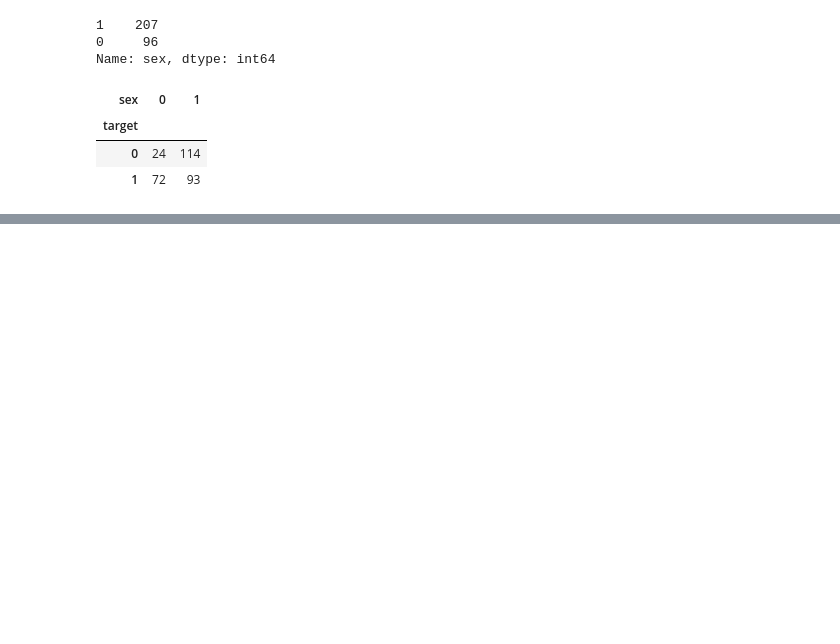
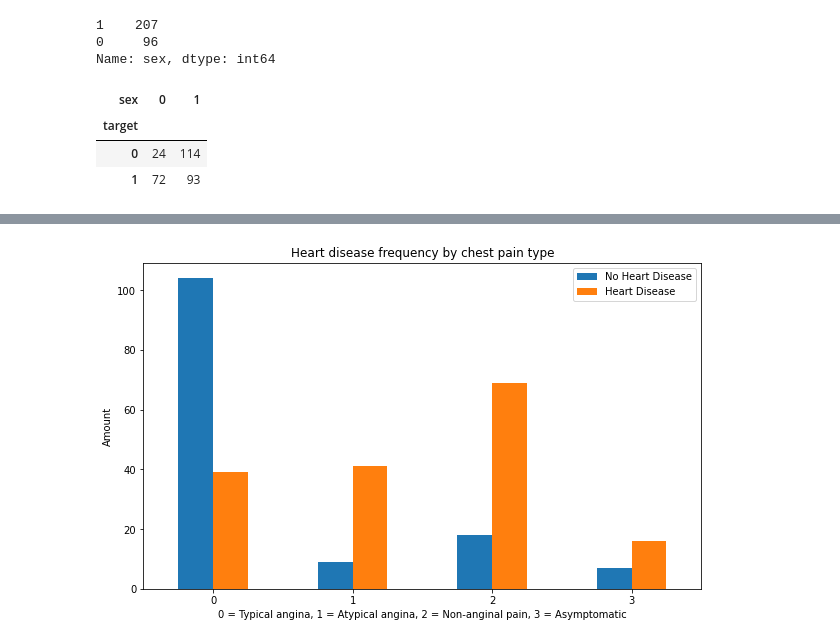
Before and after one commit to Joseph-Run/Learning, a Jupyter notebook: Supervised/end-to-end-heart-disease-classification.ipynb, the cells around one changed output, grey strips where cells are left out. Cells and saved outputs as stored; diff of their text form; code cells hidden in the pictures; blank space fills up the shorter version.

```diff
--- a/Supervised/end-to-end-heart-disease-classification.ipynb
+++ b/Supervised/end-to-end-heart-disease-classification.ipynb
@@ -210,0 +266,9 @@ pd.crosstab(df.target, df.sex)
+# %%
+pd.crosstab(df.cp, df.target).plot(kind= 'bar',
+                                   figsize=(10, 6))
+plotting("Heart disease frequency by chest pain type",
+         "0 = Typical angina, 1 = Atypical angina, 2 = Non-anginal pain, 3 = Asymptomatic",
+         "Amount",
+         ["No Heart Disease", "Heart Disease"])
+# %% [output]
+[figure, added]
```
Also changed, not shown: parts of 33 cells of this notebook.
